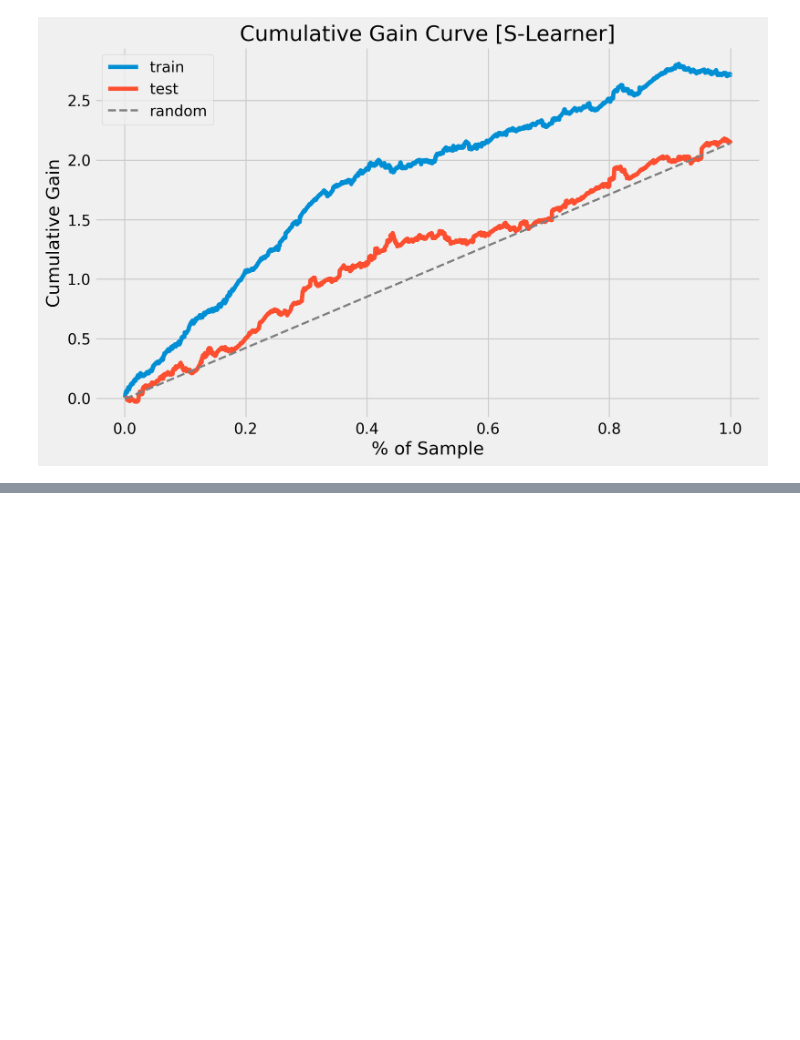
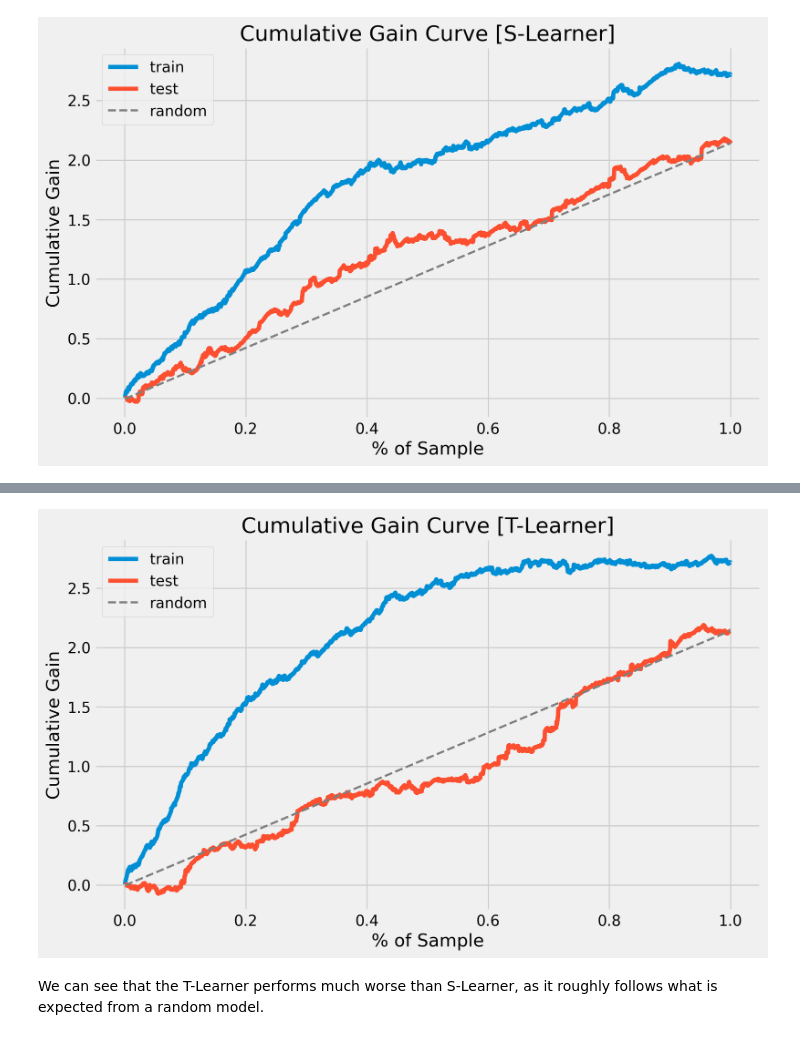
Before and after one commit to gfluz94/causal-inference, a Jupyter notebook: examples/06. Heterogeneous Effects and ML.ipynb, the cells around one changed output, grey strips where cells are left out. Drawn from its saved outputs; the diff is of its cells as text; code cells hidden in the pictures; blank space fills up the shorter version.

Commit message:
add theory and code for T-Learner

```diff
--- a/examples/06. Heterogeneous Effects and ML.ipynb
+++ b/examples/06. Heterogeneous Effects and ML.ipynb
@@ -246,0 +299,16 @@ model.eval()
+# %%
+cumulative_gain_eval = CumulativeGainEvaluator(
+    train=df_train,
+    test=df_test,
+    model=model,
+    outcome=Y,
+    treatment=T,
+    covariates=X,
+    model_name="T-Learner"
+)
+cumulative_gain_eval.fit()
+cumulative_gain_eval.eval()
+# %% [output]
+[figure, added]
+# %% [markdown]
+We can see that the T-Learner performs much worse than S-Learner, as it roughly follows what is expected from a random model.
```
Also changed, not shown: parts of 2 cells of this notebook.
